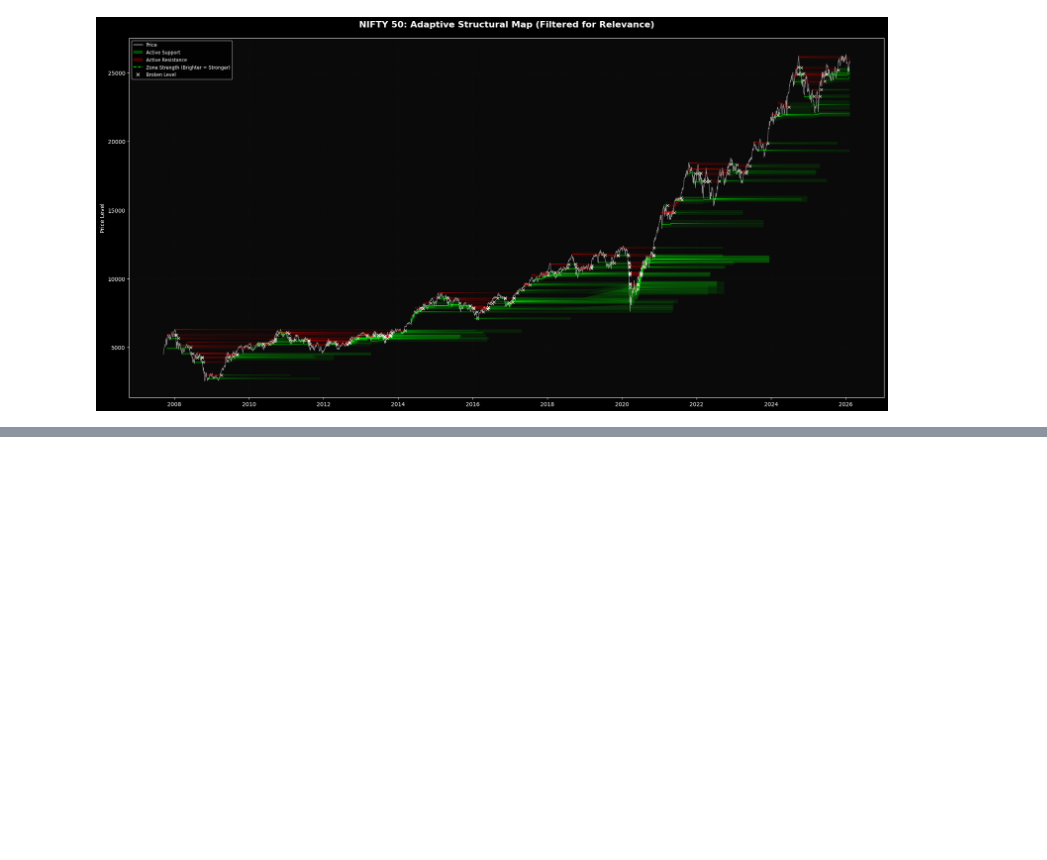
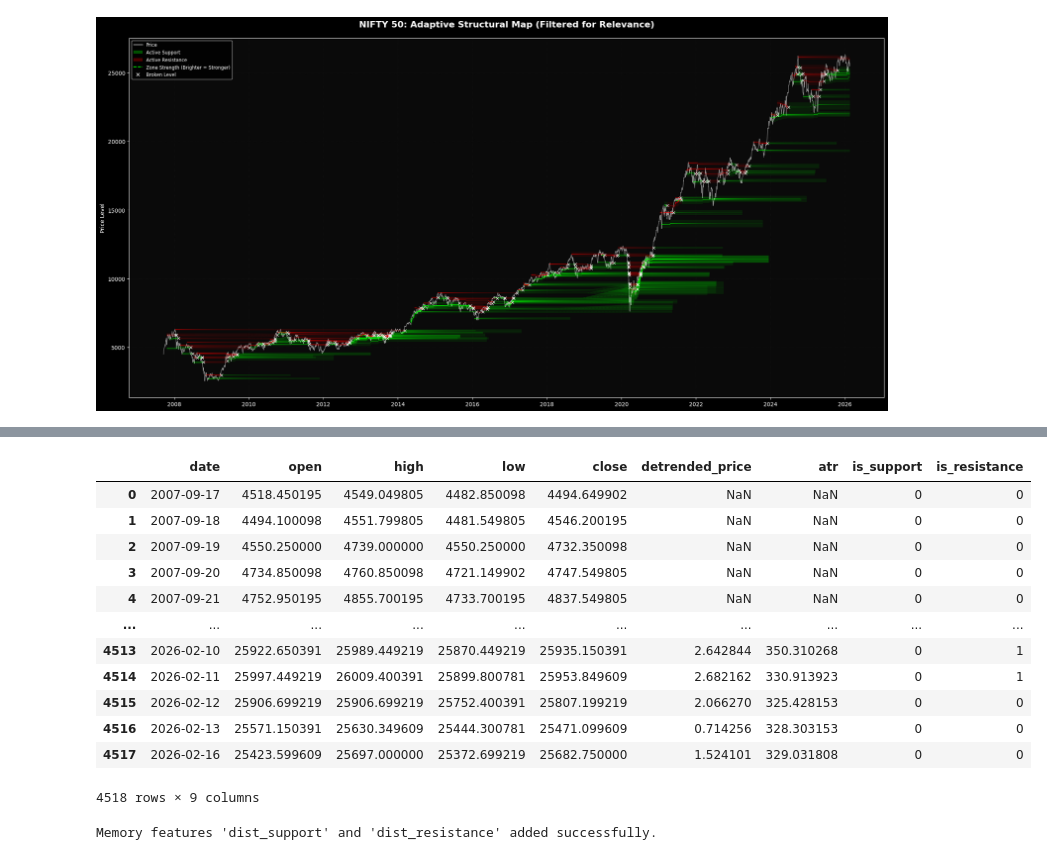
Before and after one commit to dhruvv-t/support-resistance-using-svm, a Jupyter notebook: svm_sup_res.ipynb, the cells around one changed output, grey strips where cells are left out. Drawn from its saved outputs; the diff is of its cells as text; code cells hidden in the pictures; blank space fills up the shorter version.

```diff
--- a/svm_sup_res.ipynb
+++ b/svm_sup_res.ipynb
@@ -496,0 +690,17 @@ Plotting 107 Resistance zones (Hidden 0 ghosts).
+# %%
+new_data = data.drop(columns=['trend', 'smtrend', 'swing_high', 'swing_low', 'true_range'])
+new_data.reset_index(drop=True)
+# %% [output]
+|  | date | open | high | low | close | detrended_price | atr | is_support | is_resistance |
+| 0 | 2007-09-17 | 4518.450195 | 4549.049805 | 4482.850098 | 4494.649902 | NaN | NaN | 0 | 0 |
+| 1 | 2007-09-18 | 4494.100098 | 4551.799805 | 4481.549805 | 4546.200195 | NaN | NaN | 0 | 0 |
+| 2 | 2007-09-19 | 4550.250000 | 4739.000000 | 4550.250000 | 4732.350098 | NaN | NaN | 0 | 0 |
+| 3 | 2007-09-20 | 4734.850098 | 4760.850098 | 4721.149902 | 4747.549805 | NaN | NaN | 0 | 0 |
+| 4 | 2007-09-21 | 4752.950195 | 4855.700195 | 4733.700195 | 4837.549805 | NaN | NaN | 0 | 0 |
+| ... | ... | ... | ... | ... | ... | ... | ... | ... | ... |
+| 4513 | 2026-02-10 | 25922.650391 | 25989.449219 | 25870.449219 | 25935.150391 | 2.642844 | 350.310268 | 0 | 1 |
+| 4514 | 2026-02-11 | 25997.449219 | 26009.400391 | 25899.800781 | 25953.849609 | 2.682162 | 330.913923 | 0 | 1 |
+| 4515 | 2026-02-12 | 25906.699219 | 25906.699219 | 25752.400391 | 25807.199219 | 2.066270 | 325.428153 | 0 | 0 |
+| 4516 | 2026-02-13 | 25571.150391 | 25630.349609 | 25444.300781 | 25471.099609 | 0.714256 | 328.303153 | 0 | 0 |
+| 4517 | 2026-02-16 | 25423.599609 | 25697.000000 | 25372.699219 | 25682.750000 | 1.524101 | 329.031808 | 0 | 0 |
+4518 rows × 9 columns
@@ -496,0 +726,54 @@ Plotting 107 Resistance zones (Hidden 0 ghosts).
+# %%
+# Initialize columns with a neutral large value (meaning no zone is nearby)
+# or NaN if you prefer to drop rows with no active zones.
+new_data['dist_support'] = np.nan
+new_data['dist_resistance'] = np.nan
+
+# 1. Iterate through the new_dataset row by row to prevent lookahead bias
+for i, row in new_data.iterrows():
+    curr_date = row['date']
+    curr_close = row['close']
+    curr_atr = row['atr']
+
+    # Skip if ATR is not available (early new_data)
+    if pd.isna(curr_atr) or curr_atr == 0:
+        continue
+
+    # --- CALCULATE DISTANCE TO NEAREST SUPPORT ---
+    active_supports = []
+    for z in living_support:
+        # Time Constraint: Zone must be born, and either not dead or died AFTER today
+        if z['birth_date'] <= curr_date:
+            if pd.isnull(z['death_date']) or z['death_date'] >= curr_date:
+                # Find the mean of this zone on this specific date from its history
+                # This accounts for the 'drift' we implemented in the engine
+                for record in z['history']:
+                    if record['date'] == curr_date:
+                        active_supports.append(record['mean'])
+                        break
+
+    if active_supports:
+        # Find the nearest center
+        nearest_sup = min(active_supports, key=lambda x: abs(curr_close - x))
+        # Formula: (Close - Center) / ATR
+        new_data.at[i, 'dist_support'] = (curr_close - nearest_sup) / curr_atr
+
+    # --- CALCULATE DISTANCE TO NEAREST RESISTANCE ---
+    active_resistances = []
+    for z in living_resistance:
+        if z['birth_date'] <= curr_date:
+            if pd.isnull(z['death_date']) or z['death_date'] >= curr_date:
+                for record in z['history']:
+                    if record['date'] == curr_date:
+                        active_resistances.append(record['mean'])
+                        break
+
+    if active_resistances:
+        # Find the nearest center
+        nearest_res = min(active_resistances, key=lambda x: abs(curr_close - x))
+        # Formula: (Center - Close) / ATR
+        new_data.at[i, 'dist_resistance'] = (nearest_res - curr_close) / curr_atr
+
+print("Memory features 'dist_support' and 'dist_resistance' added successfully.")
+# %% [output]
+Memory features 'dist_support' and 'dist_resistance' added successfully.
```
Also changed, not shown: parts of 57 cells of this notebook.
